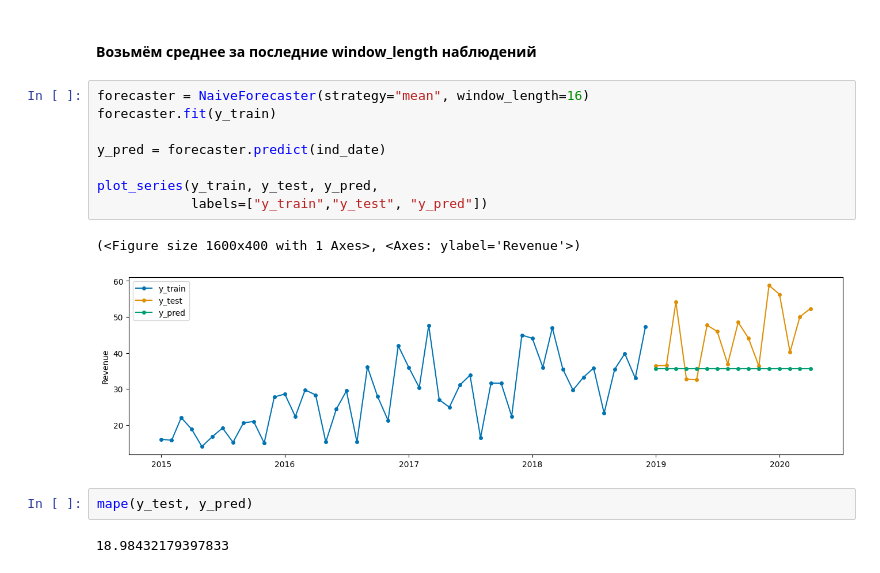
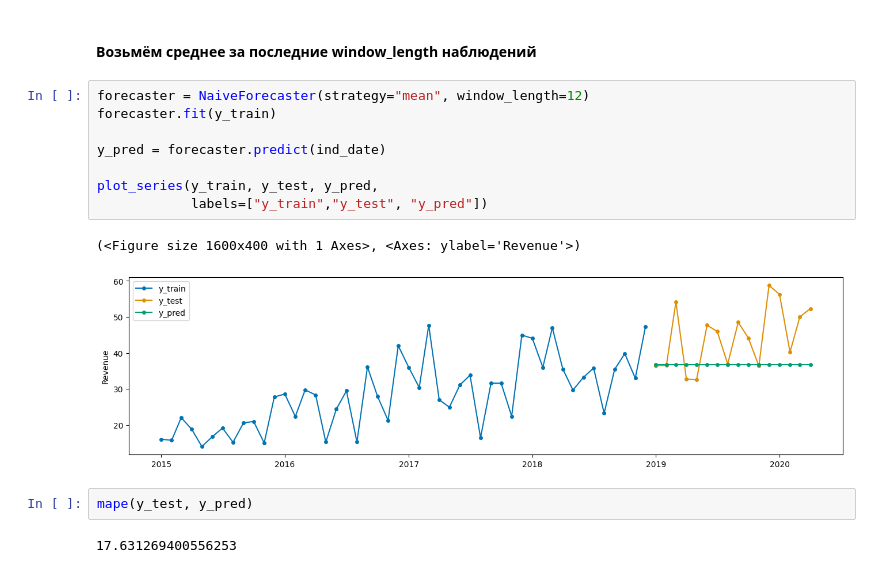
Before and after one commit to GoGoMosh/7.Data_forecasting, a Jupyter notebook: Forecast.ipynb, the cells around one changed output. Drawn from its saved outputs; the diff is of its cells as text.

```diff
--- a/Forecast.ipynb
+++ b/Forecast.ipynb
@@ -188,17 +188,17 @@ mape(y_test, y_pred)
 # %% [markdown]
 #### Возьмём среднее за последние window_length наблюдений
 # %%
-forecaster = NaiveForecaster(strategy="mean", window_length=16)
+forecaster = NaiveForecaster(strategy="mean", window_length=12)
 forecaster.fit(y_train)
 
 y_pred = forecaster.predict(ind_date)
 
 plot_series(y_train, y_test, y_pred,
             labels=["y_train","y_test", "y_pred"])
 # %% [output]
 (<Figure size 1600x400 with 1 Axes>, <Axes: ylabel='Revenue'>)
-[figure, old version]
+[figure, new version]
 # %%
 mape(y_test, y_pred)
 # %% [output]
-18.98432179397833
+17.631269400556253
```
Also changed, not shown: parts of 4 cells of this notebook.
